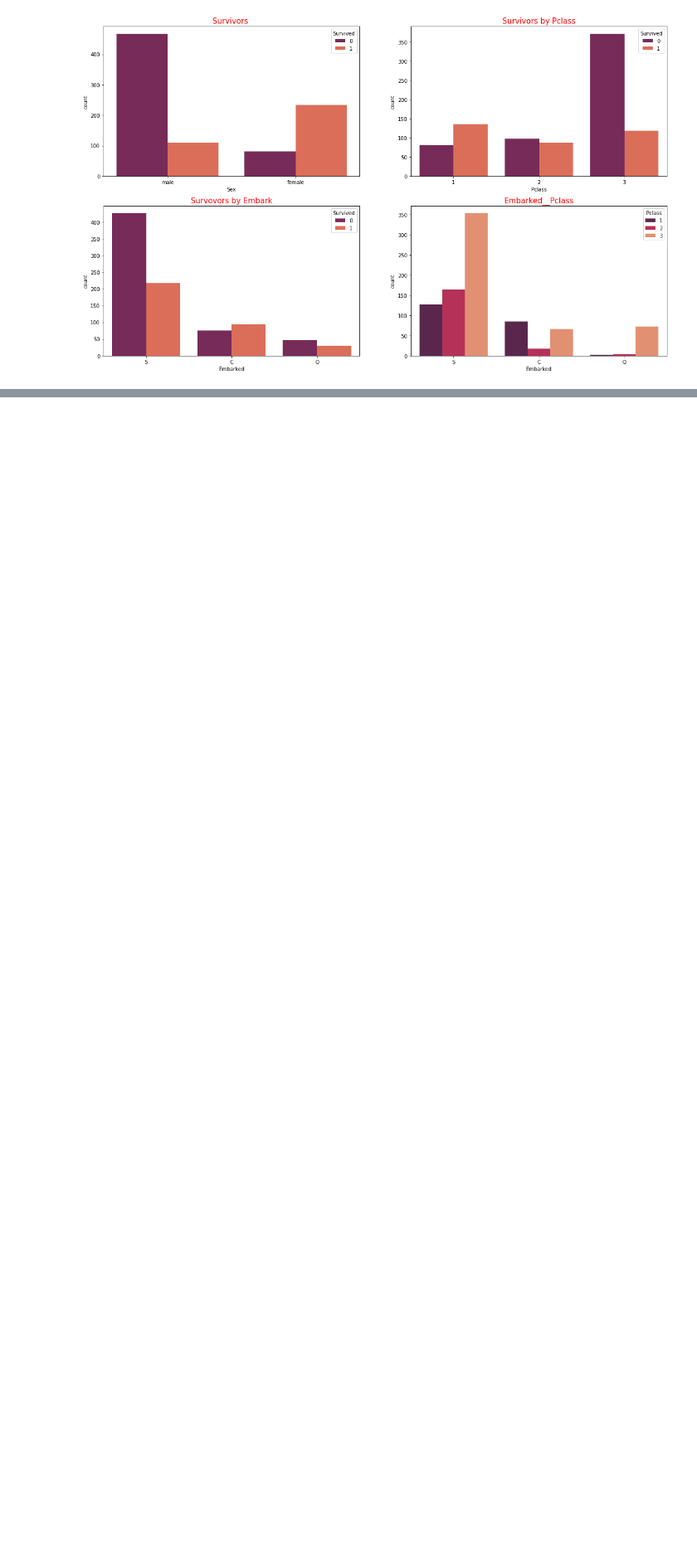
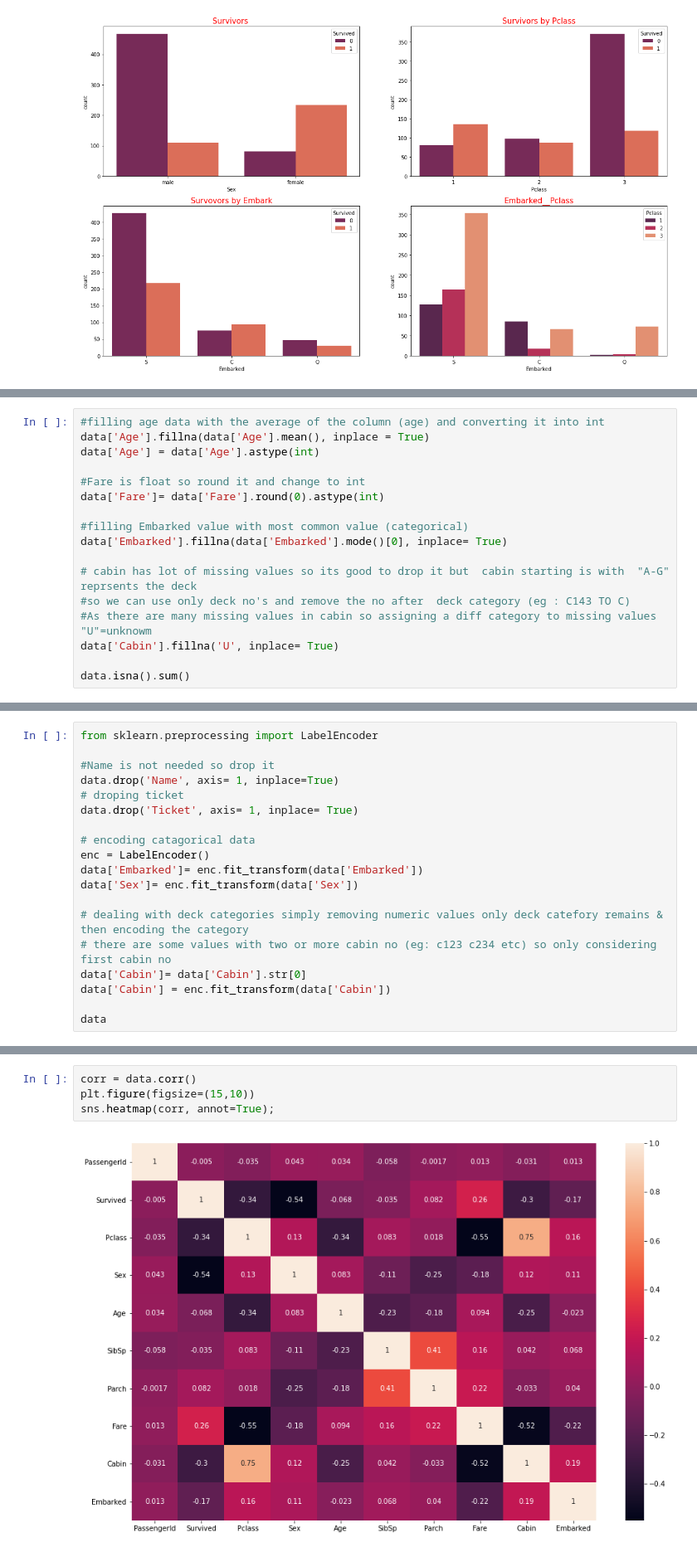
Before and after one commit to spctr01/10DayMLChallenge, a Jupyter notebook: day2.ipynb, the cells around one changed output, grey strips where cells are left out. Shown: that part at 83% size. Cells and saved outputs as stored; diff of their text form; blank space fills up the shorter version.

```diff
--- a/day2.ipynb
+++ b/day2.ipynb
@@ -132,0 +134,17 @@ plt.show();
+# %%
+#filling age data with the average of the column (age) and converting it into int
+data['Age'].fillna(data['Age'].mean(), inplace = True)
+data['Age'] = data['Age'].astype(int)
+
+#Fare is float so round it and change to int
+data['Fare']= data['Fare'].round(0).astype(int)
+
+#filling Embarked value with most common value (categorical)
+data['Embarked'].fillna(data['Embarked'].mode()[0], inplace= True)
+
+# cabin has lot of missing values so its good to drop it but  cabin starting is with  "A-G" reprsents the deck
+#so we can use only deck no's and remove the no after  deck category (eg : C143 TO C)
+#As there are many missing values in cabin so assigning a diff category to missing values "U"=unknowm
+data['Cabin'].fillna('U', inplace= True)
+
+data.isna().sum()
@@ -132,0 +167,19 @@ plt.show();
+# %%
+from sklearn.preprocessing import LabelEncoder
+
+#Name is not needed so drop it
+data.drop('Name', axis= 1, inplace=True)
+# droping ticket
+data.drop('Ticket', axis= 1, inplace= True)
+
+# encoding catagorical data
+enc = LabelEncoder()
+data['Embarked']= enc.fit_transform(data['Embarked'])
+data['Sex']= enc.fit_transform(data['Sex'])
+
+# dealing with deck categories simply removing numeric values only deck catefory remains & then encoding the category
+# there are some values with two or more cabin no (eg: c123 c234 etc) so only considering first cabin no
+data['Cabin']= data['Cabin'].str[0]
+data['Cabin'] = enc.fit_transform(data['Cabin'])
+
+data
@@ -169,0 +218,6 @@ dtype: int64
+# %%
+corr = data.corr()
+plt.figure(figsize=(15,10))
+sns.heatmap(corr, annot=True);
+# %% [output]
+[figure, added]
```
Also changed, not shown: parts of 14 cells of this notebook.
